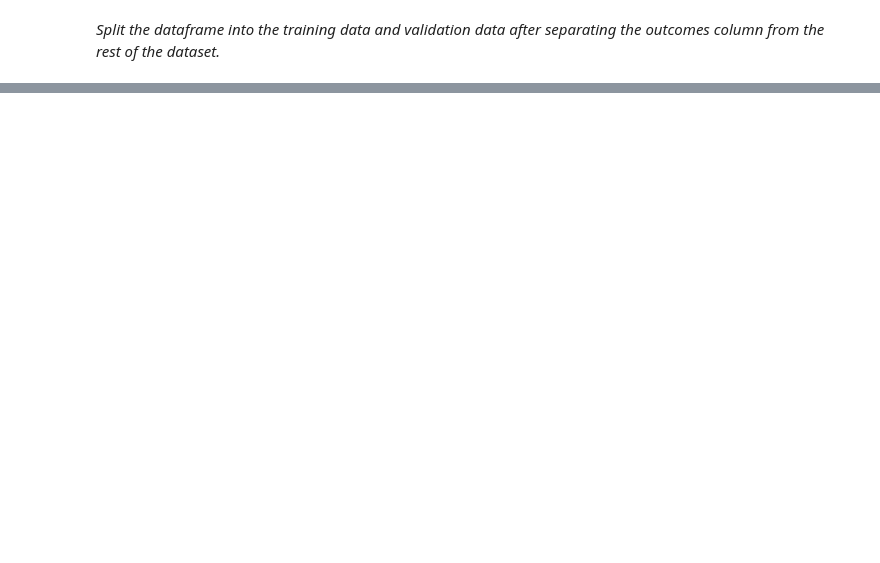
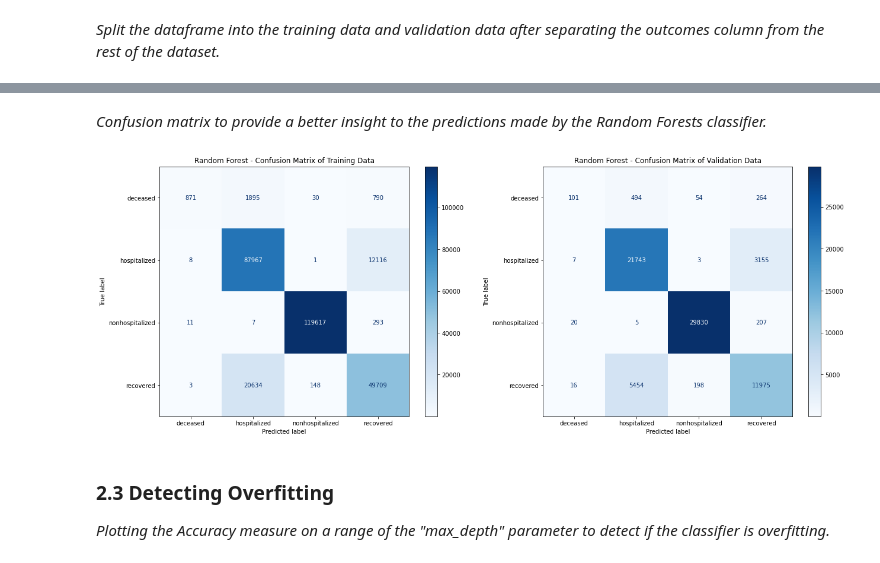
Before and after one commit to a-sani/COVID-19, a Jupyter notebook: milestone2/src/main.ipynb, the cells around one changed output, grey strips where cells are left out. Drawn from its saved outputs; the diff is of its cells as text; code cells hidden in the pictures; blank space fills up the shorter version.

```diff
--- a/milestone2/src/main.ipynb
+++ b/milestone2/src/main.ipynb
@@ -62,0 +169,12 @@ dtype: object
+# %%
+RF_clf = RandomForestClassifier(max_depth = 22)
+RF_clf.fit(training_data, training_truth)
+# save the trained model to disk
+pickle.dump(RF_clf, open('../models/rf_classifier.pkl', 'wb'))
+# %%
+# load the model from disk
+RF_clf = pickle.load(open('../models/rf_classifier.pkl', 'rb'))
+
+# prediction on validation and training set
+RF_validation_prediction = RF_clf.predict(validation_data)
+RF_training_prediction = RF_clf.predict(training_data)
@@ -62,0 +213,19 @@ dtype: object
+# %% [markdown]
+*Confusion matrix to provide a better insight to the predictions made by the Random Forests classifier.*
+# %%
+fig, ax = plt.subplots(figsize = (20, 15), nrows = 1, ncols = 2)
+metrics.plot_confusion_matrix(RF_clf, training_data, training_truth, cmap = plt.cm.Blues, ax = ax[0], values_format = '.6g')
+ax[0].set_title('Random Forest - Confusion Matrix of Training Data')
+metrics.plot_confusion_matrix(RF_clf, validation_data, validation_truth, cmap = plt.cm.Blues, ax = ax[1], values_format = '.6g')
+ax[1].set_title('Random Forest - Confusion Matrix of Validation Data')
+
+# figure settings
+fig.tight_layout()
+fig.subplots_adjust(top=0.4)
+fig.subplots_adjust(right=0.9)
+fig.savefig('../plots/rf_cm.png', bbox_inches='tight', pad_inches=0.3)
+# %% [output]
+[figure, added]
+# %% [markdown]
+### 2.3 Detecting Overfitting
+*Plotting the Accuracy measure on a range of the "max_depth" parameter to detect if the classifier is overfitting.*
```
Also changed, not shown: parts of 44 cells of this notebook, 14 other files.
